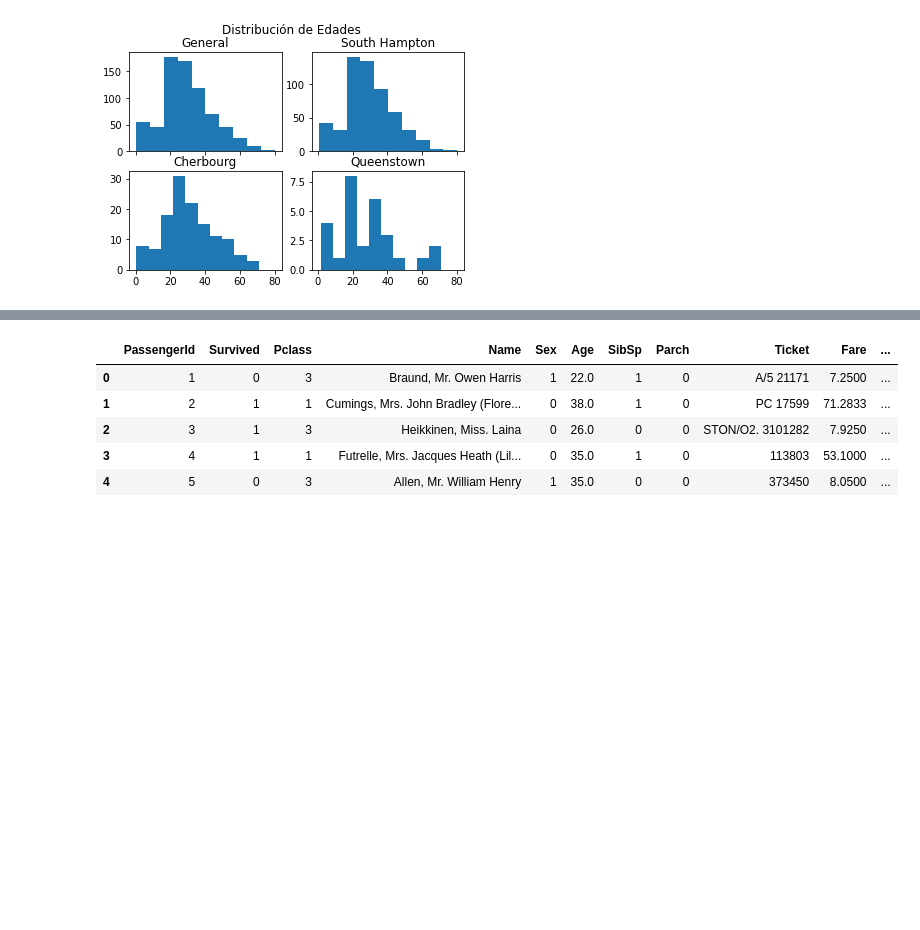
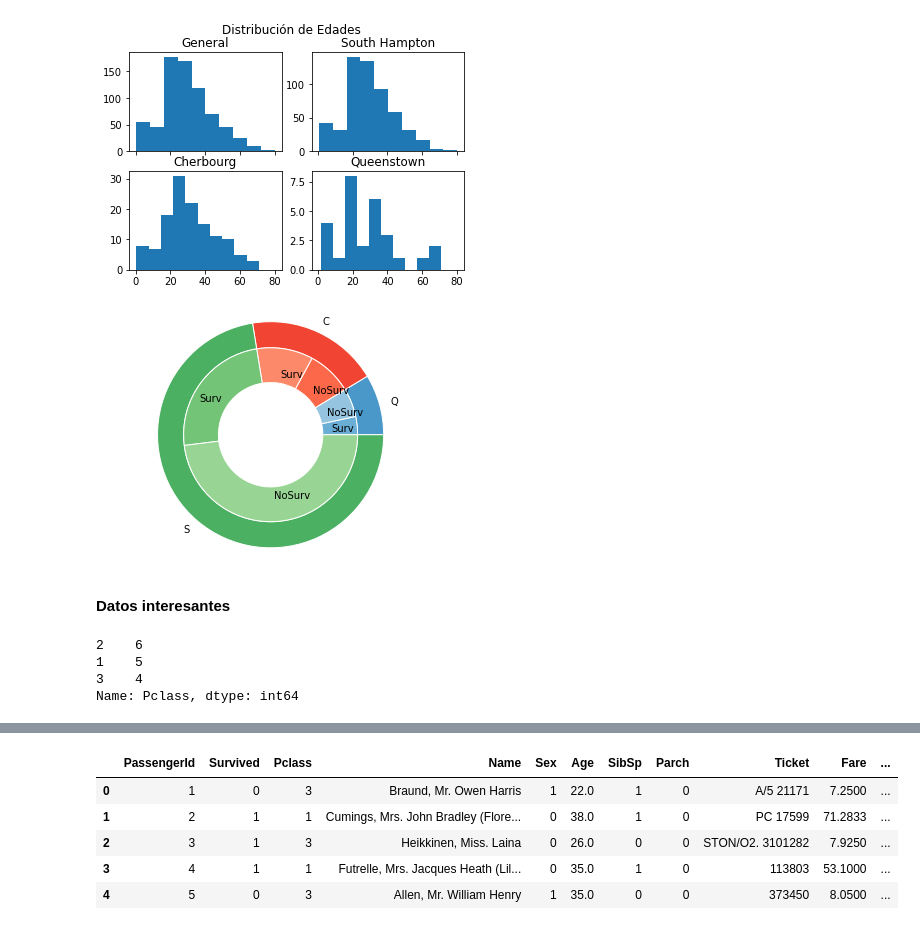
Before and after one commit to fedemedina72/IA1_Equipo8, a Jupyter notebook: LimpiezaDatos.ipynb, the cells around one changed output, grey strips where cells are left out. Drawn from its saved outputs; the diff is of its cells as text; code cells hidden in the pictures; blank space fills up the shorter version.

Commit message:
Agregue lo de visualizacion y datos interesantes/faltantes

```diff
--- a/LimpiezaDatos.ipynb
+++ b/LimpiezaDatos.ipynb
@@ -107,3 +107,32 @@ ax[1,1].set_title('Queenstown')
 # %% [output]
 Text(0.5, 1.0, 'Queenstown')
 [figure]
+# %%
+a, b, c=[plt.cm.Blues, plt.cm.Reds, plt.cm.Greens]
+
+# Círculo externo
+fig, ax = plt.subplots()
+ax.axis('equal')
+mypie, _ = ax.pie(db.Embarked.value_counts().sort_values(), radius=1.3,
+                  labels=['Q','C','S'], colors=[a(0.6), b(0.6), c(0.6)])
+plt.setp(mypie, width=0.3, edgecolor='white')
+
+# Círculo interno
+mypie2, _ = ax.pie(db.groupby(['Embarked','Survived'])['Survived'].count().sort_values(), radius=1.3-0.3,
+                   labels=['Surv','NoSurv','NoSurv','Surv', 'Surv','NoSurv'],
+                   labeldistance=0.7, colors=[a(0.5), a(0.4), b(0.5), b(0.4), c(0.5), c(0.4)])
+plt.setp(mypie2, width=0.4, edgecolor='white')
+plt.margins(0,0)
+
+plt.show()
+# %% [output]
+[figure, added]
+# %% [markdown]
+#### Datos interesantes
+# %%
+db[db['Fare'] == 0].Pclass.value_counts()
+# %% [output]
+2    6
+1    5
+3    4
+Name: Pclass, dtype: int64
```
Also changed, not shown: parts of 5 cells of this notebook.
